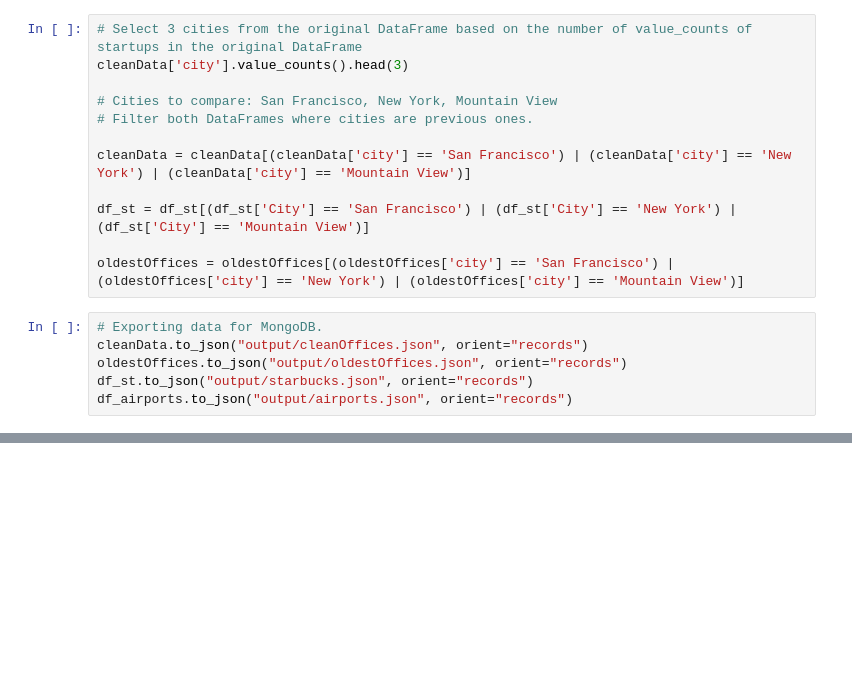
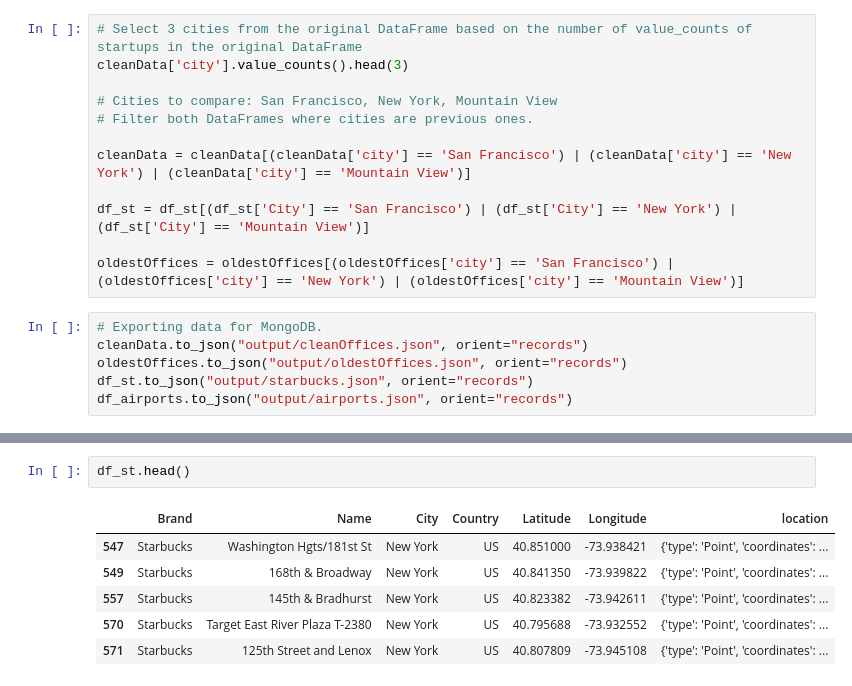
Before and after one commit to patricrp/GeoSpartial_project, a Jupyter notebook: GeoSpartial_CrunchBaseCompanies.ipynb, the cells around one changed output, grey strips where cells are left out. Cells and saved outputs as stored; diff of their text form; blank space fills up the shorter version.

```diff
--- a/GeoSpartial_CrunchBaseCompanies.ipynb
+++ b/GeoSpartial_CrunchBaseCompanies.ipynb
@@ -117,0 +121,9 @@ df_st.head()
+# %%
+df_st.head()
+# %% [output]
+|  | Brand | Name | City | Country | Latitude | Longitude | location |
+| 547 | Starbucks | Washington Hgts/181st St | New York | US | 40.851000 | -73.938421 | {'type': 'Point', 'coordinates': ... |
+| 549 | Starbucks | 168th & Broadway | New York | US | 40.841350 | -73.939822 | {'type': 'Point', 'coordinates': ... |
+| 557 | Starbucks | 145th & Bradhurst | New York | US | 40.823382 | -73.942611 | {'type': 'Point', 'coordinates': ... |
+| 570 | Starbucks | Target East River Plaza T-2380 | New York | US | 40.795688 | -73.932552 | {'type': 'Point', 'coordinates': ... |
+| 571 | Starbucks | 125th Street and Lenox | New York | US | 40.807809 | -73.945108 | {'type': 'Point', 'coordinates': ... |
```
Also changed, not shown: parts of 7 cells of this notebook, 4 other files.
